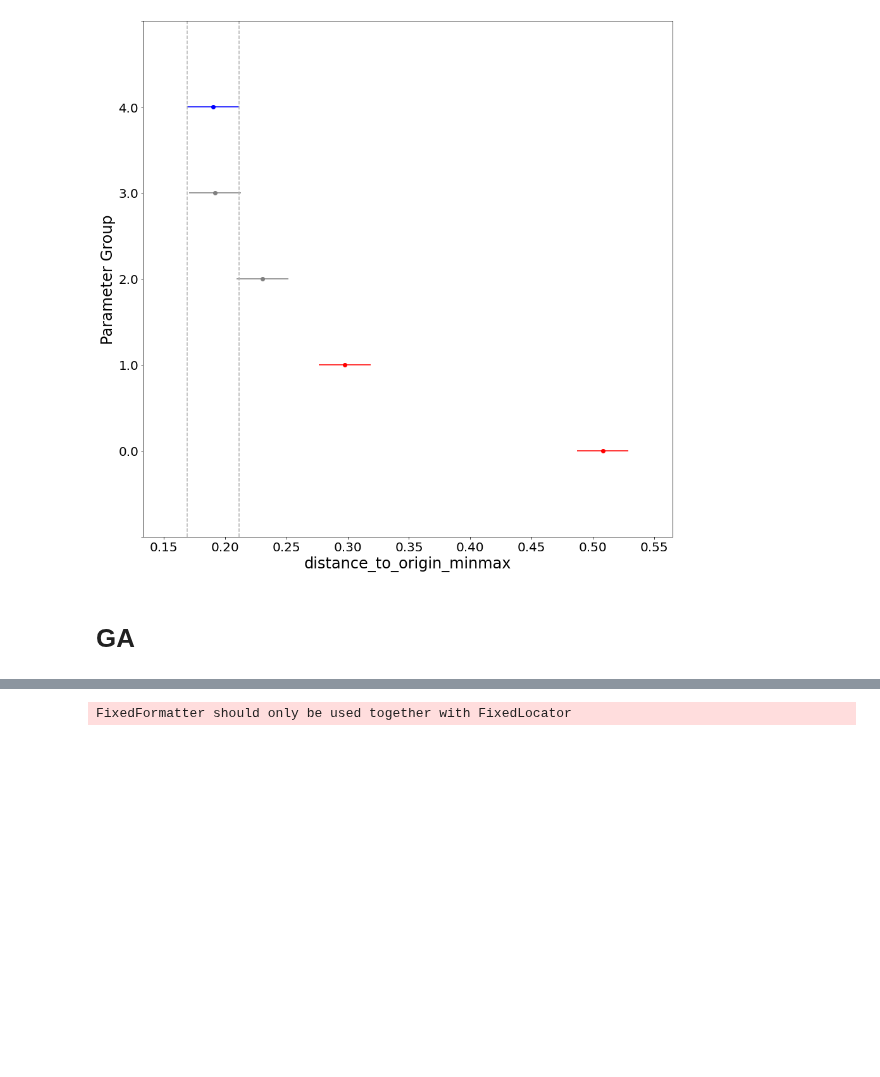
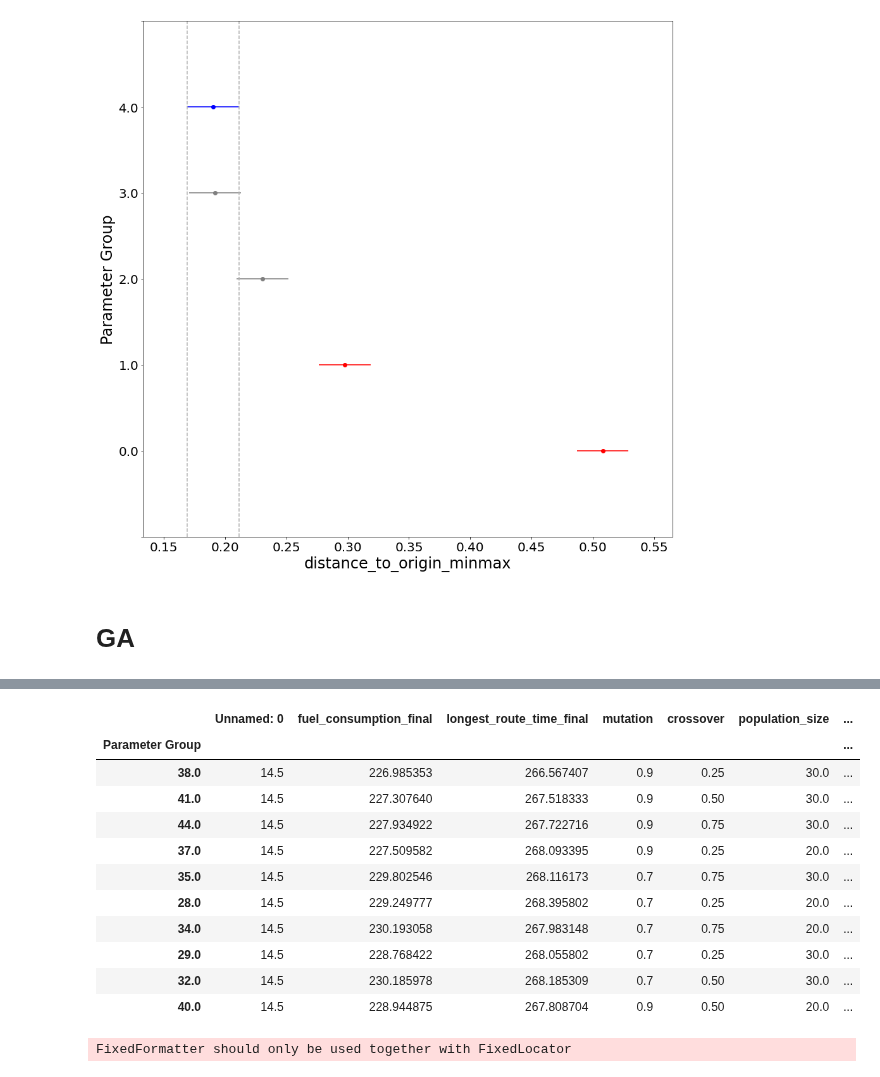
Before and after one commit to kallekj/Explorer, a Jupyter notebook: src/parameter_decision.ipynb, the cells around one changed output, grey strips where cells are left out. Drawn from its saved outputs; the diff is of its cells as text; code cells hidden in the pictures; blank space fills up the shorter version.

Commit message:
Parameters chosen

```diff
--- a/src/parameter_decision.ipynb
+++ b/src/parameter_decision.ipynb
@@ -213,3 +261,18 @@ GA_data = pd.concat(combined_GA)
+# %%
+GA_data.groupby("Parameter Group").mean().sort_values(by=["distance_to_origin_minmax"]).head(10)
+# %% [output]
+|  | Unnamed: 0 | fuel_consumption_final | longest_route_time_final | mutation | crossover | population_size | ... |
+| Parameter Group |  |  |  |  |  |  | ... |
+| 38.0 | 14.5 | 226.985353 | 266.567407 | 0.9 | 0.25 | 30.0 | ... |
+| 41.0 | 14.5 | 227.307640 | 267.518333 | 0.9 | 0.50 | 30.0 | ... |
+| 44.0 | 14.5 | 227.934922 | 267.722716 | 0.9 | 0.75 | 30.0 | ... |
+| 37.0 | 14.5 | 227.509582 | 268.093395 | 0.9 | 0.25 | 20.0 | ... |
+| 35.0 | 14.5 | 229.802546 | 268.116173 | 0.7 | 0.75 | 30.0 | ... |
+| 28.0 | 14.5 | 229.249777 | 268.395802 | 0.7 | 0.25 | 20.0 | ... |
+| 34.0 | 14.5 | 230.193058 | 267.983148 | 0.7 | 0.75 | 20.0 | ... |
+| 29.0 | 14.5 | 228.768422 | 268.055802 | 0.7 | 0.25 | 30.0 | ... |
+| 32.0 | 14.5 | 230.185978 | 268.185309 | 0.7 | 0.50 | 30.0 | ... |
+| 40.0 | 14.5 | 228.944875 | 267.808704 | 0.9 | 0.50 | 20.0 | ... |
 # %%
 ga_data_tukey,fig,t = anova_plot2(GA_data,'distance_to_origin_minmax','Parameter Group')
 # %% [output]
```
Also changed, not shown: parts of 10 cells of this notebook, 8 other files.
